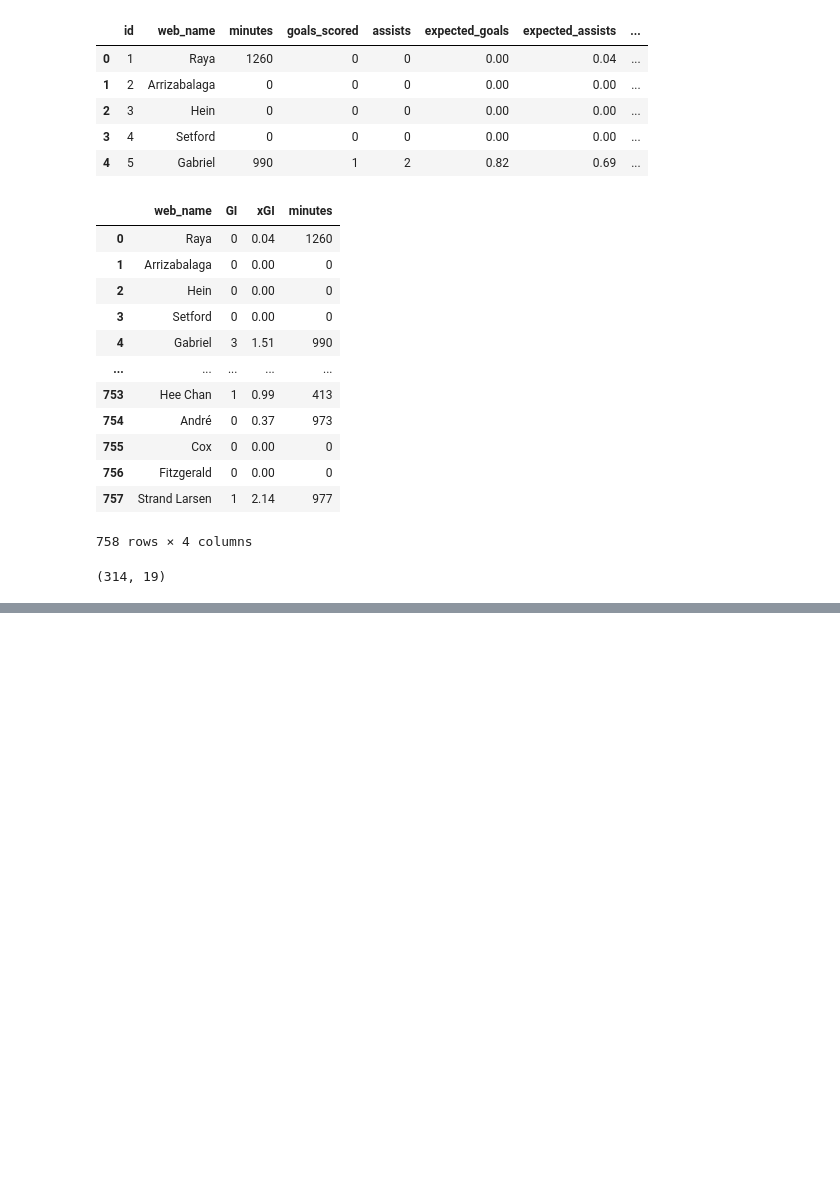
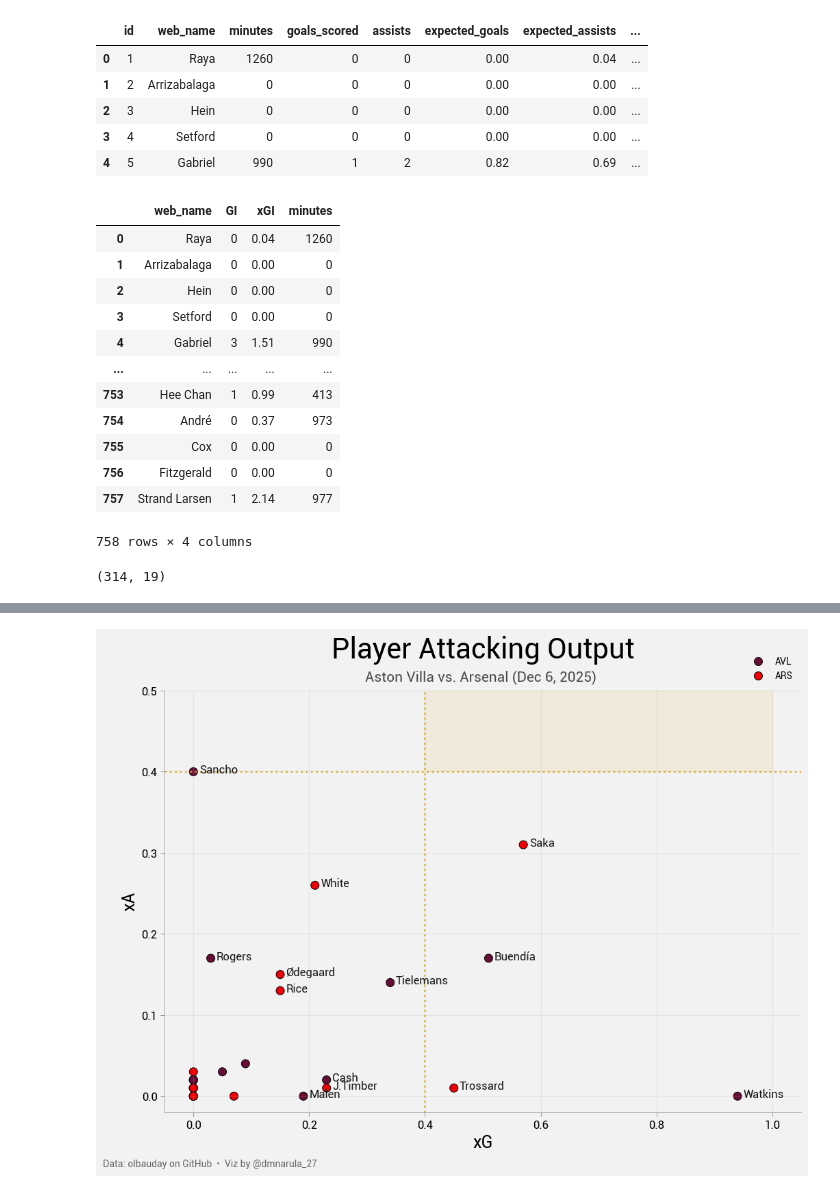
Before and after one commit to dmnarula/football-ds-learning, a Jupyter notebook: week3-visualization/Week3_Projects.ipynb, the cells around one changed output, grey strips where cells are left out. Cells and saved outputs as stored; diff of their text form; code cells hidden in the pictures; blank space fills up the shorter version.

```diff
--- a/week3-visualization/Week3_Projects.ipynb
+++ b/week3-visualization/Week3_Projects.ipynb
@@ -267,54 +304,117 @@ df_final_clean.head()
 
 # Select match ID
 match_df = df_final_clean[
-    df_final_clean["match_id"] == "25-26-prem-aston-villa-vs-arsenal"
+    (df_final_clean["match_id"] == "25-26-prem-aston-villa-vs-arsenal") &
+    (df_final_clean["minutes_played"] > 0)
 ]
 
 # Building scatterplot
 
-plt.figure(figsize=(12,8))
+plt.figure(figsize=(12,8), facecolor="#f2f2f2")
+
+# Dot colors
+teams_for_color = match_df["team_short_name"].unique()
+custom_colors = {
+    teams_for_color[0]: "#670E36", # Team 1
+    teams_for_color[1]: "#EF0107" # Team 2
+}
 
 sns.scatterplot(
     data=match_df,
     x="xg",
     y="xa",
-    s=90,
-    alpha=0.8,
+    s=75,
+    alpha=1,
     hue="team_short_name",
-    palette="Set1",
+    palette=custom_colors,
     edgecolor="black"
 )
 
 # Labels and legend
-plt.xlabel("xG", fontsize=16)
-plt.ylabel("xA", fontsize=16)
-plt.title("xG vs xA Comparison", fontsize=32)
-plt.suptitle("Aston Villa vs. Arsenal",
+plt.xlabel("xG", fontsize=18)
+plt.ylabel("xA", fontsize=18)
+plt.title("Player Attacking Output", fontsize=30, pad=34)
+plt.suptitle("Aston Villa vs. Arsenal (Dec 6, 2025)",
              fontsize=15,
-             y=0.91,
+             x=0.51,
+             y=0.918,
              c="#4a4a4a")
-plt.legend(title=None,)
+leg = plt.legend(title=None,
+                 frameon=True,
+                 bbox_to_anchor=(1, 1.1))
+leg.get_frame().set_edgecolor("none")
+leg.get_frame().set_facecolor('#f2f2f2')
 
 # Axis formatting
 ax = plt.gca()
 ax.spines["bottom"].set_color("#999999")
 ax.spines["left"].set_color("#999999")
 ax.spines["left"].set_linewidth(0.6)
 ax.spines["bottom"].set_linewidth(0.6)
 ax.set_facecolor("#f2f2f2")
 plt.tick_params(
     axis='both',
     which='both',
     length=4,
     width=0.6,
     color="#888888",
     labelsize=12
 )
 
+xmin, xmax = plt.xlim()
+ymin, ymax = plt.ylim()
+
+# Set tick increments to 0.2
+plt.xticks(np.arange(round(xmin, 1), round(xmax + 0.2, 1), 0.2))
+plt.yticks(np.arange(round(ymin, 1), round(ymax + 0.2, 1), 0.1))
+
+# Dot labels
+texts = []
+# At least 0.1 xG or 0.1 xA
+label_df = match_df[(match_df["xg"] > 0.1) | (match_df["xa"] > 0.1)]
+for _, row in label_df.iterrows():
+    texts.append(
+        plt.text(
+            row["xg"] + 0.01,
+            row["xa"] - 0.002,
+            row["web_name"],
+            fontsize=12,
+            alpha=0.9
+        )
+    )
+
+
+# Credits
+plt.figtext(
+    0.05, 0.01,
+    "Data: olbauday on GitHub  •  Viz by @dmnarula_27",
+    ha="left",
+    fontsize=10,
+    color="#666666"
+)
 
 plt.grid(alpha=0.2)
-
 # Remove top and right border
 sns.despine()
 
+# Lines
+plt.axvline(x=0.4, color="#e0a81b", linestyle=":", linewidth=2, alpha=0.8)
+plt.axhline(y=0.4, color="#e0a81b", linestyle=":", linewidth=2, alpha=0.8)
+
+# Get current axis limits
+x_min, x_max = plt.xlim()
+y_min, y_max = plt.ylim()
+
+# Shade the top right region
+plt.axvspan(
+    xmin=0.4,
+    xmax=x_max,
+    ymin=(0.4 - y_min) / (y_max - y_min),
+    ymax=1,
+    color="#e0a81b",
+    alpha=0.1
+)
+
 plt.show()
+# %% [output]
+[figure, added]
```
Also changed, not shown: parts of 5 cells of this notebook.
